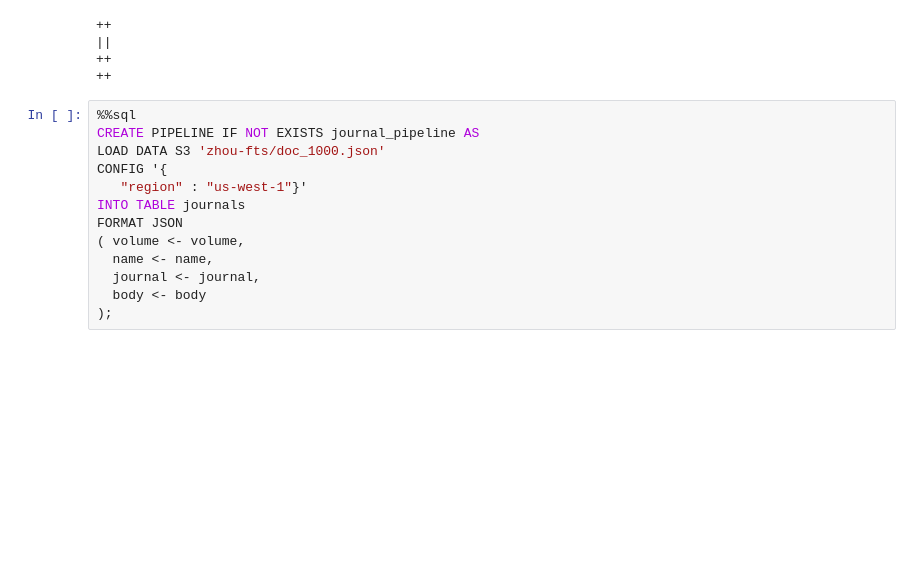
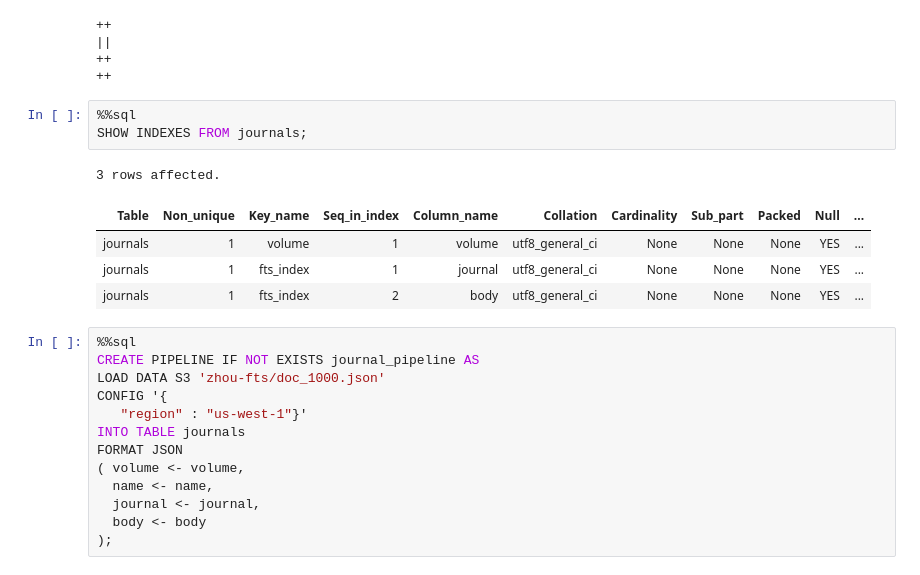
Before and after one commit to VeryFatBoy/singlestore-full-text-v2-example, a Jupyter notebook: singlestore_full_text_v2_example.ipynb, the cells around one changed output. Cells and saved outputs as stored; diff of their text form; blank space fills up the shorter version.

```diff
--- a/singlestore_full_text_v2_example.ipynb
+++ b/singlestore_full_text_v2_example.ipynb
@@ -62,6 +67,15 @@ CREATE TABLE IF NOT EXISTS journals (
 ||
 ++
 ++
+# %%
+%%sql
+SHOW INDEXES FROM journals;
+# %% [output]
+3 rows affected.
+| Table | Non_unique | Key_name | Seq_in_index | Column_name | Collation | Cardinality | Sub_part | Packed | Null | ... |
+| journals | 1 | volume | 1 | volume | utf8_general_ci | None | None | None | YES | ... |
+| journals | 1 | fts_index | 1 | journal | utf8_general_ci | None | None | None | YES | ... |
+| journals | 1 | fts_index | 2 | body | utf8_general_ci | None | None | None | YES | ... |
 # %%
 %%sql
 CREATE PIPELINE IF NOT EXISTS journal_pipeline AS
```
Also changed, not shown: parts of 8 cells of this notebook.
